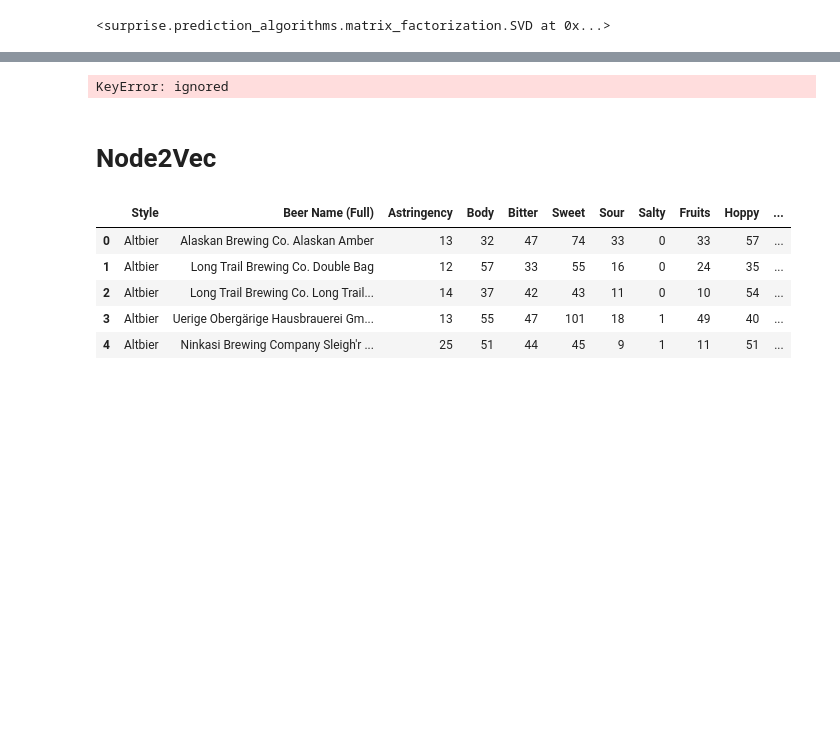
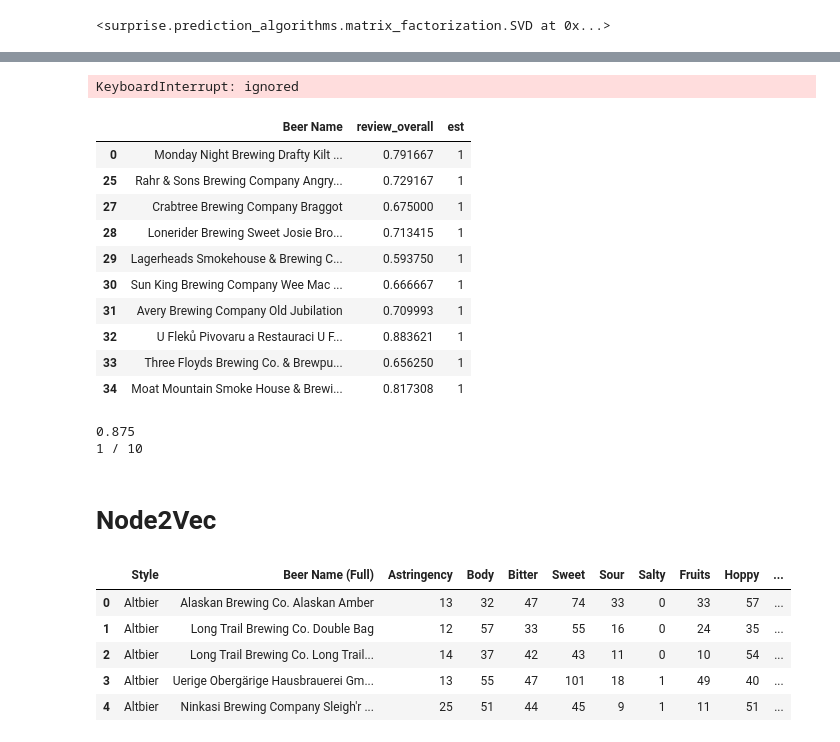
Before and after one commit to sophielouie/beer-recommendation-system, a Jupyter notebook: Recommender_System.ipynb, the cells around one changed output, grey strips where cells are left out. Saved outputs shown, nothing was run; the diff lists cells and outputs as text; code cells hidden in the pictures; blank space fills up the shorter version.

```diff
--- a/Recommender_System.ipynb
+++ b/Recommender_System.ipynb
@@ -309,11 +295,52 @@ KeyError: ignored
 # %%
 n_recs = 10
-# iterate through test users, get X recommendations for their only beer review, compare recommendations to actual ratings stored in test_set using DCG
 
-for user, beer in test_parameters:
-  recommendations = hybrid(user, beer, n_recs, train_set, svd)
+def evaluate(metric = "DCG"):
+  # iterate through test users, get X recommendations for their only beer review, compare recommendations to actual ratings stored in test_set using DCG
+  for user, beer in test_parameters[0:1]:
+    recommendations = hybrid(user, beer, n_recs, train_set, svd)
+
+
+      # if metric == "DCG":
+      # elif metric == "NDCG":
+      # elif metric == "K means":
+      # else
-# %% [output]
-KeyError: ignored
+# %%
+evaluate(metric = "CG")
+# %% [output]
+KeyboardInterrupt: ignored
+# %%
+recommendations
+# %% [output]
+|  | Beer Name | review_overall | est |
+| 0 | Monday Night Brewing Drafty Kilt ... | 0.791667 | 1 |
+| 25 | Rahr & Sons Brewing Company Angry... | 0.729167 | 1 |
+| 27 | Crabtree Brewing Company Braggot | 0.675000 | 1 |
+| 28 | Lonerider Brewing Sweet Josie Bro... | 0.713415 | 1 |
+| 29 | Lagerheads Smokehouse & Brewing C... | 0.593750 | 1 |
+| 30 | Sun King Brewing Company Wee Mac ... | 0.666667 | 1 |
+| 31 | Avery Brewing Company Old Jubilation | 0.709993 | 1 |
+| 32 | U Fleků Pivovaru a Restauraci U F... | 0.883621 | 1 |
+| 33 | Three Floyds Brewing Co. & Brewpu... | 0.656250 | 1 |
+| 34 | Moat Mountain Smoke House & Brewi... | 0.817308 | 1 |
+# %%
+score = 0
+for rec in recommendations.iterrows():
+  # if rec in test_set and above threshold
+
+  # we need to include Raise And Catch Exception when beer is not in test set
+  row = test_set.loc[(test_set.review_profilename == "BuckeyeNation") & (test_set["Unique Beer Name"] == rec[1]["Beer Name"])]
+
+  if len(row) > 0:
+    print(row["review_overall"].iloc[0])
+    if row["review_overall"].iloc[0] >= THRESHOLD:
+      score += 1
+
+
+print(score, "/ 10")
+# %% [output]
+0.875
+1 / 10
 # %% [markdown]
 # Node2Vec
 # %%
```
Also changed, not shown: parts of 13 cells of this notebook.
